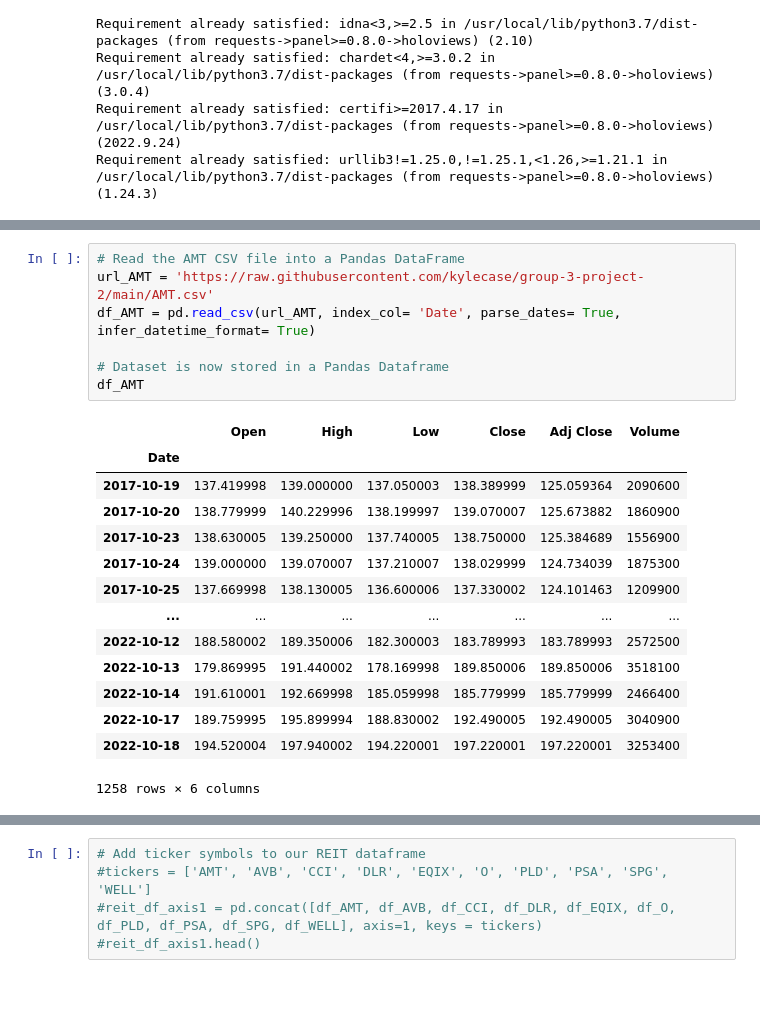
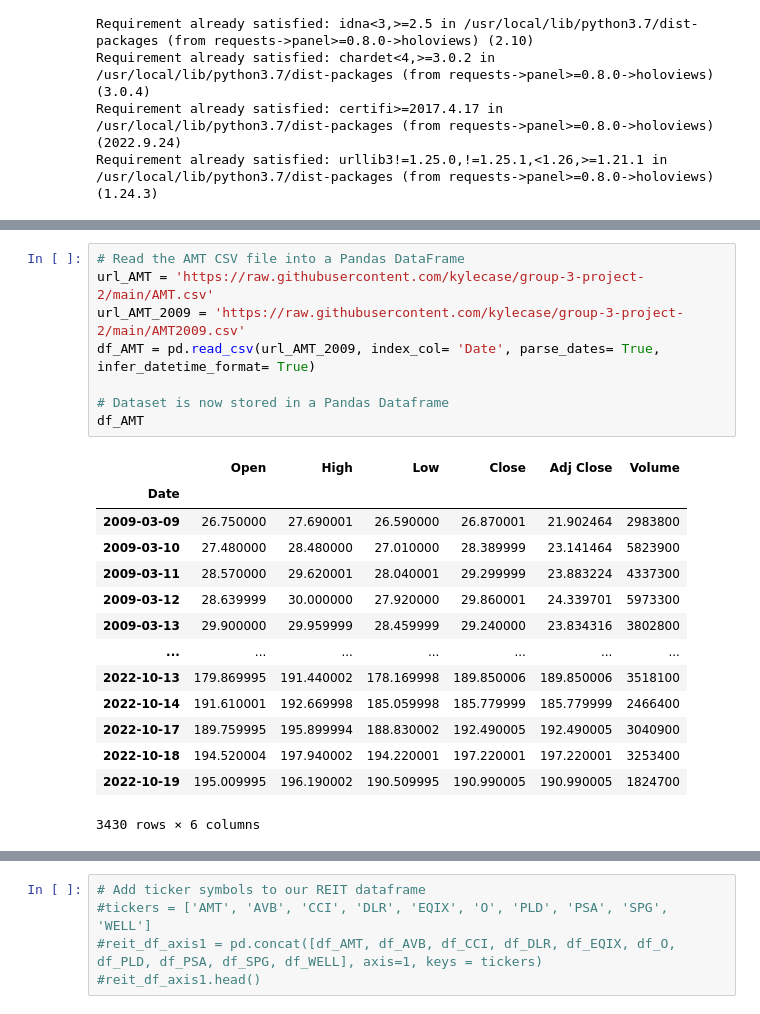
Before and after one commit to kylecase/REIT-Time-Series-Analysis-Using-Prophet, a Jupyter notebook: FinTech_Project_2.ipynb, the cells around one changed output, grey strips where cells are left out. Drawn from its saved outputs; the diff is of its cells as text.

```diff
--- a/FinTech_Project_2.ipynb
+++ b/FinTech_Project_2.ipynb
@@ -40,25 +40,26 @@ import numpy as np
 # %%
 # Read the AMT CSV file into a Pandas DataFrame
 url_AMT = 'https://raw.githubusercontent.com/kylecase/group-3-project-2/main/AMT.csv'
-df_AMT = pd.read_csv(url_AMT, index_col= 'Date', parse_dates= True, infer_datetime_format= True)
+url_AMT_2009 = 'https://raw.githubusercontent.com/kylecase/group-3-project-2/main/AMT2009.csv'
+df_AMT = pd.read_csv(url_AMT_2009, index_col= 'Date', parse_dates= True, infer_datetime_format= True)
 
 # Dataset is now stored in a Pandas Dataframe
 df_AMT
 # %% [output]
 |  | Open | High | Low | Close | Adj Close | Volume |
 | Date |  |  |  |  |  |  |
-| 2017-10-19 | 137.419998 | 139.000000 | 137.050003 | 138.389999 | 125.059364 | 2090600 |
-| 2017-10-20 | 138.779999 | 140.229996 | 138.199997 | 139.070007 | 125.673882 | 1860900 |
-| 2017-10-23 | 138.630005 | 139.250000 | 137.740005 | 138.750000 | 125.384689 | 1556900 |
-| 2017-10-24 | 139.000000 | 139.070007 | 137.210007 | 138.029999 | 124.734039 | 1875300 |
-| 2017-10-25 | 137.669998 | 138.130005 | 136.600006 | 137.330002 | 124.101463 | 1209900 |
+| 2009-03-09 | 26.750000 | 27.690001 | 26.590000 | 26.870001 | 21.902464 | 2983800 |
+| 2009-03-10 | 27.480000 | 28.480000 | 27.010000 | 28.389999 | 23.141464 | 5823900 |
+| 2009-03-11 | 28.570000 | 29.620001 | 28.040001 | 29.299999 | 23.883224 | 4337300 |
+| 2009-03-12 | 28.639999 | 30.000000 | 27.920000 | 29.860001 | 24.339701 | 5973300 |
+| 2009-03-13 | 29.900000 | 29.959999 | 28.459999 | 29.240000 | 23.834316 | 3802800 |
 | ... | ... | ... | ... | ... | ... | ... |
-| 2022-10-12 | 188.580002 | 189.350006 | 182.300003 | 183.789993 | 183.789993 | 2572500 |
 | 2022-10-13 | 179.869995 | 191.440002 | 178.169998 | 189.850006 | 189.850006 | 3518100 |
 | 2022-10-14 | 191.610001 | 192.669998 | 185.059998 | 185.779999 | 185.779999 | 2466400 |
 | 2022-10-17 | 189.759995 | 195.899994 | 188.830002 | 192.490005 | 192.490005 | 3040900 |
 | 2022-10-18 | 194.520004 | 197.940002 | 194.220001 | 197.220001 | 197.220001 | 3253400 |
+| 2022-10-19 | 195.009995 | 196.190002 | 190.509995 | 190.990005 | 190.990005 | 1824700 |
-1258 rows × 6 columns
+3430 rows × 6 columns
 # %%
 # Read the AMT CSV file into a Pandas DataFrame
 url_AVB = 'https://raw.githubusercontent.com/kylecase/group-3-project-2/main/AVB.csv'
```
Also changed, not shown: parts of 20 cells of this notebook.
